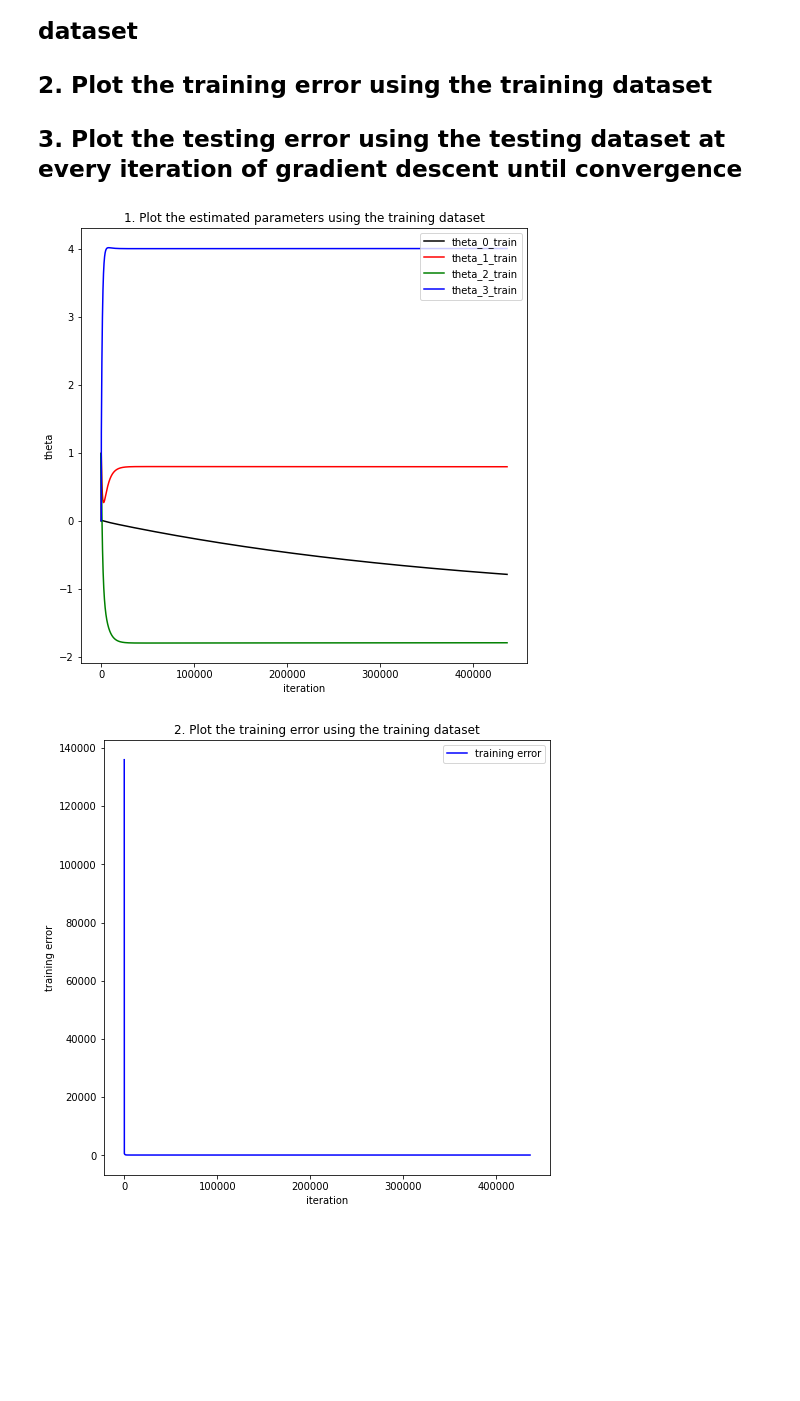
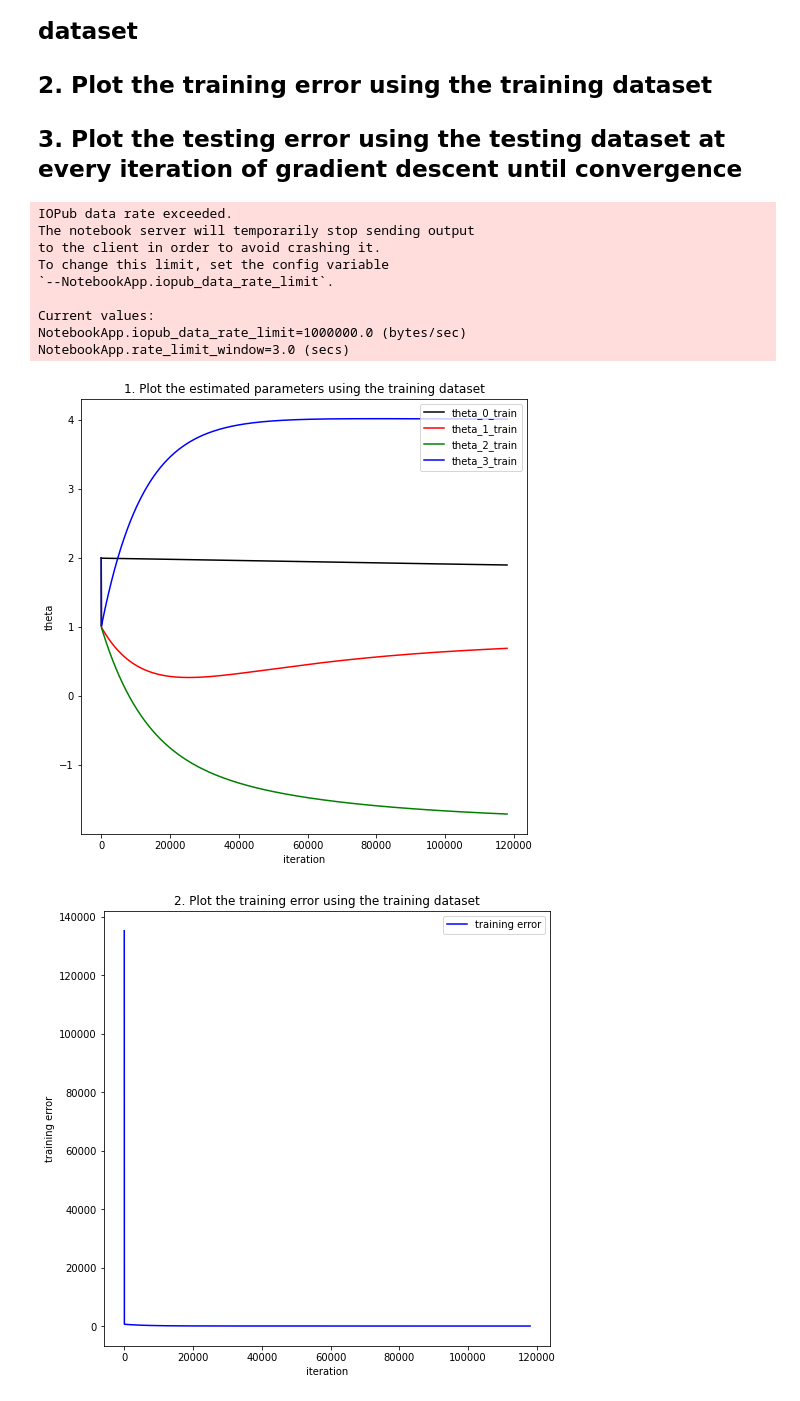
Before and after one commit to Reichidad/Machine-Learning-2020-Spring-Class, a Jupyter notebook: assignment04.ipynb, the cells around one changed output. Cells and saved outputs as stored; diff of their text form; code cells hidden in the pictures; blank space fills up the shorter version.

Commit message:
3. testing error plotting Done

```diff
--- a/assignment04.ipynb
+++ b/assignment04.ipynb
@@ -87,16 +87,17 @@ ob_list = []
 ob_test_list = []
 
 # theta value for each training set iteration
-# initial conditions are all 0
-theta_0_train = 0
-theta_1_train = 0
-theta_2_train = 0
-theta_3_train = 0
+# initial conditions
+theta_0_train = 2
+theta_1_train = 2
+theta_2_train = 2
+theta_3_train = 2
 
 # objective function value for each iteration
 ob_value = 0
 # running rate
-alpha = 0.00001
+alpha = 0.000001
+threshold = 0.00001
 # iteration counter
 iteration = 0
 
@@ -121,7 +122,7 @@ while True:
 
   # escape rule
   if iteration > 1:
-    if ob_list[iteration-1] - ob_list[iteration] < 0.0000001:
+    if ob_list[iteration-1] - ob_list[iteration] < threshold:
       iteration += 1
       break
 
@@ -132,33 +133,53 @@ while True:
   theta_3_train = theta_desc(theta_3_train, func_train, h_train, alpha, x_train, y_train, z_train, 3)
   iteration += 1
 
+print(ob_list)
+print(ob_test_list)
 # 1. Plot the estimated parameters using the training dataset
 # theta at every iteration of gradient descent until convergence
 # theta 0: black
 # theta 1: red
 # theta 2: green
 # theta 3: blue
 iterations = [i for i in range(iteration)]
 plt.figure(1, figsize=(8,8))
 plt.title("1. Plot the estimated parameters using the training dataset")
 plt.xlabel("iteration")
 plt.ylabel("theta")
 plt.plot(iterations, theta_0_train_list, c='k', label="theta_0_train")
 plt.plot(iterations, theta_1_train_list, c='r', label="theta_1_train")
 plt.plot(iterations, theta_2_train_list, c='g', label="theta_2_train")
 plt.plot(iterations, theta_3_train_list, c='b', label="theta_3_train")
 plt.legend(loc='upper right')
 
 # 2. Plot the training error using the training dataset
 # plot the training error J at every iteration in blue color
 plt.figure(2, figsize=(8,8))
 plt.title("2. Plot the training error using the training dataset" )
 plt.xlabel("iteration")
 plt.ylabel("training error")
 plt.plot(iterations, ob_list, c='b', label="training error")
 plt.legend()
 
+# 3. Plot the testing error using the testing dataset
+# plot the testing error J at every iteration in red color
+plt.figure(3, figsize=(8,8))
+plt.title("3. Plot the testing error using the testing dataset" )
+plt.xlabel("iteration")
+plt.ylabel("testing error")
+plt.plot(iterations, ob_test_list, c='r', label="testing error")
+plt.legend()
+
 plt.show()
 # %% [output]
+IOPub data rate exceeded.
+The notebook server will temporarily stop sending output
+to the client in order to avoid crashing it.
+To change this limit, set the config variable
+`--NotebookApp.iopub_data_rate_limit`.
+
+Current values:
+NotebookApp.iopub_data_rate_limit=1000000.0 (bytes/sec)
+NotebookApp.rate_limit_window=3.0 (secs)
-[figure, old version]
+[figure, new version]
-[figure, old version]
+[figure, new version]
```
Also changed, not shown: parts of 1 cell of this notebook.
